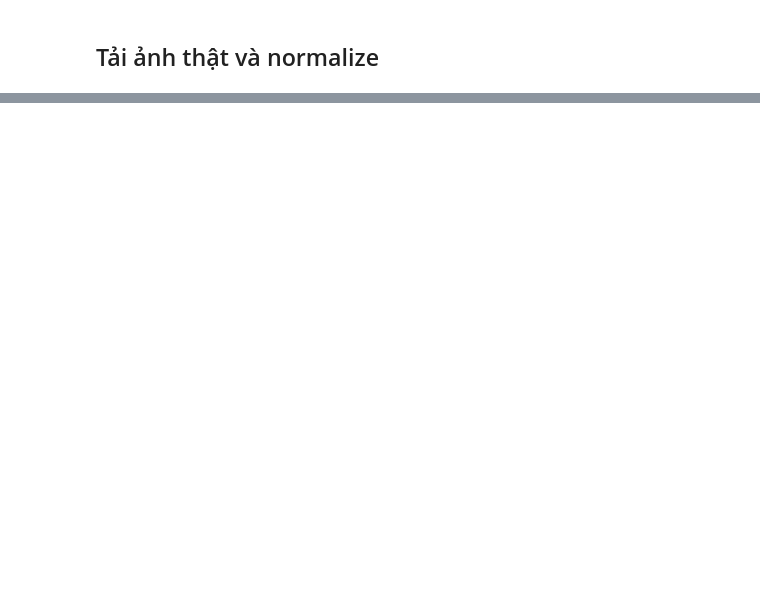
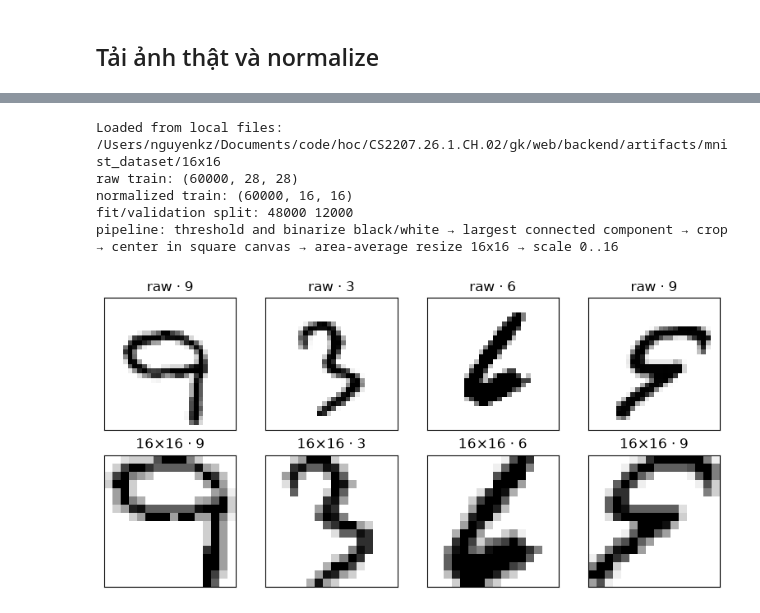
Before and after one commit to NguyenKz/CS2207.26.1.CH.02, a Jupyter notebook: gk/mds/mnist_dataset.ipynb, the cells around one changed output, grey strips where cells are left out. Saved outputs shown, nothing was run; the diff lists cells and outputs as text; code cells hidden in the pictures; blank space fills up the shorter version.

```diff
--- a/gk/mds/mnist_dataset.ipynb
+++ b/gk/mds/mnist_dataset.ipynb
@@ -129,0 +143,42 @@ Wrote directory: /Users/nguyenkz/Documents/code/hoc/CS2207.26.1.CH.02/gk/web/bac
+# %%
+# Load some data from dataset:
+# Cell này chỉ đọc lại các file đã tạo ở bước xuất dataset.
+raw_saved = np.load(RAW_PATH)
+normalized_saved = np.load(NORMALIZED_PATH)
+loaded_meta = json.loads(META_PATH.read_text(encoding='utf-8'))
+loaded_split = json.loads(SPLIT_PATH.read_text(encoding='utf-8'))
+
+loaded_raw_train = raw_saved['X_train_images']
+loaded_y_train = raw_saved['y_train']
+loaded_normalized_train = normalized_saved['X_train_pixels']
+loaded_normalized_labels = normalized_saved['y_train']
+
+assert loaded_raw_train.shape == (60000, 28, 28)
+assert loaded_normalized_train.shape == (60000, PIXEL_SIZE, PIXEL_SIZE)
+assert np.array_equal(loaded_y_train, loaded_normalized_labels)
+assert loaded_normalized_train.min() >= 0 and loaded_normalized_train.max() <= 16
+
+print('Loaded from local files:', DATASET_DIR)
+print('raw train:', loaded_raw_train.shape)
+print('normalized train:', loaded_normalized_train.shape)
+print('fit/validation split:', len(loaded_split['fit_indices']), len(loaded_split['validation_indices']))
+print('pipeline:', ' → '.join(loaded_meta['pipeline']))
+
+sample_indices = np.random.default_rng(RANDOM_SEED).choice(len(loaded_y_train), 4, replace=False)
+fig, axes = plt.subplots(2, len(sample_indices), figsize=(8, 4))
+for column, index in enumerate(sample_indices):
+    axes[0, column].imshow(loaded_raw_train[index], cmap='gray_r', vmin=0, vmax=255)
+    axes[0, column].set_title(f'raw · {loaded_y_train[index]}')
+    axes[1, column].imshow(loaded_normalized_train[index], cmap='gray_r', vmin=0, vmax=16)
+    axes[1, column].set_title(f'{PIXEL_SIZE}×{PIXEL_SIZE} · {loaded_y_train[index]}')
+    for row in range(2):
+        axes[row, column].set_xticks([])
+        axes[row, column].set_yticks([])
+plt.tight_layout()
+# %% [output]
+Loaded from local files: /Users/nguyenkz/Documents/code/hoc/CS2207.26.1.CH.02/gk/web/backend/artifacts/mnist_dataset/16x16
+raw train: (60000, 28, 28)
+normalized train: (60000, 16, 16)
+fit/validation split: 48000 12000
+pipeline: threshold and binarize black/white → largest connected component → crop → center in square canvas → area-average resize 16x16 → scale 0..16
+[figure, added]
```
Also changed, not shown: parts of 6 cells of this notebook, 18 other files.
